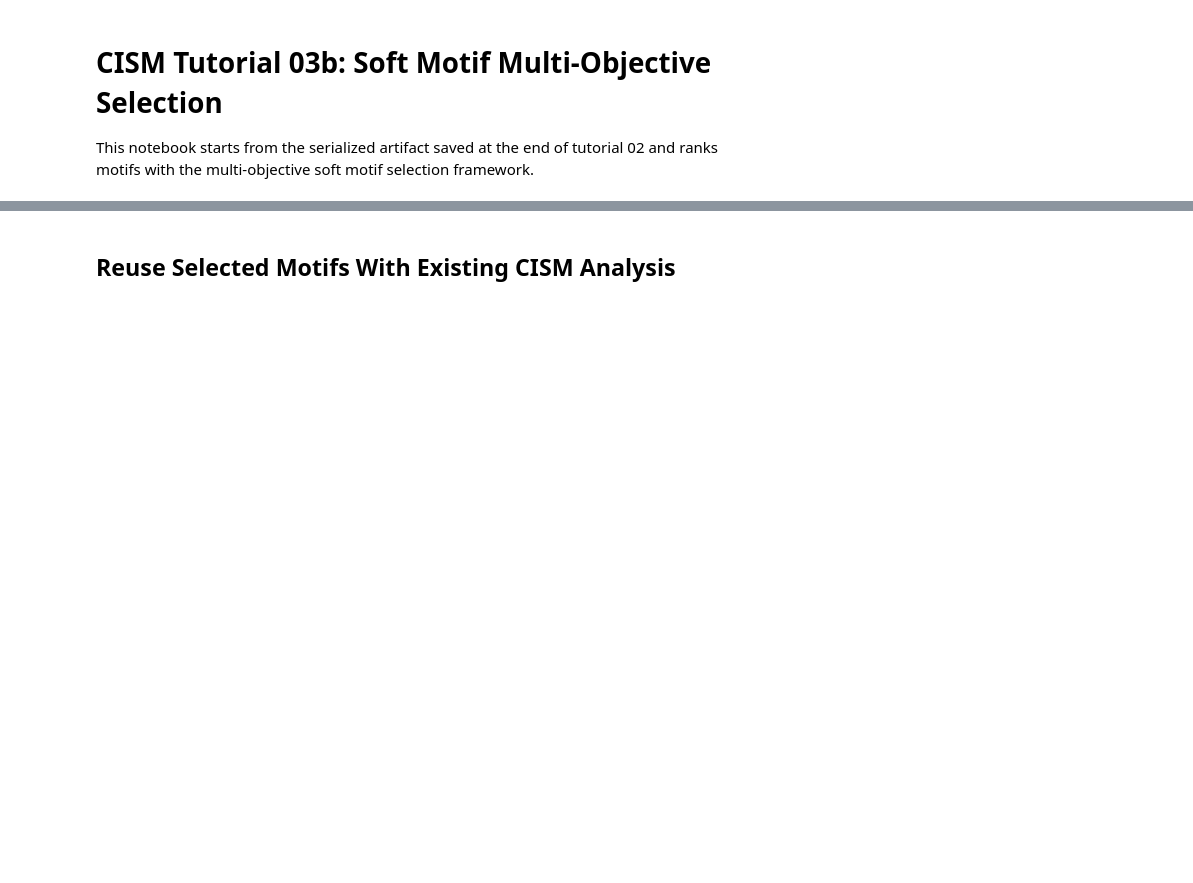
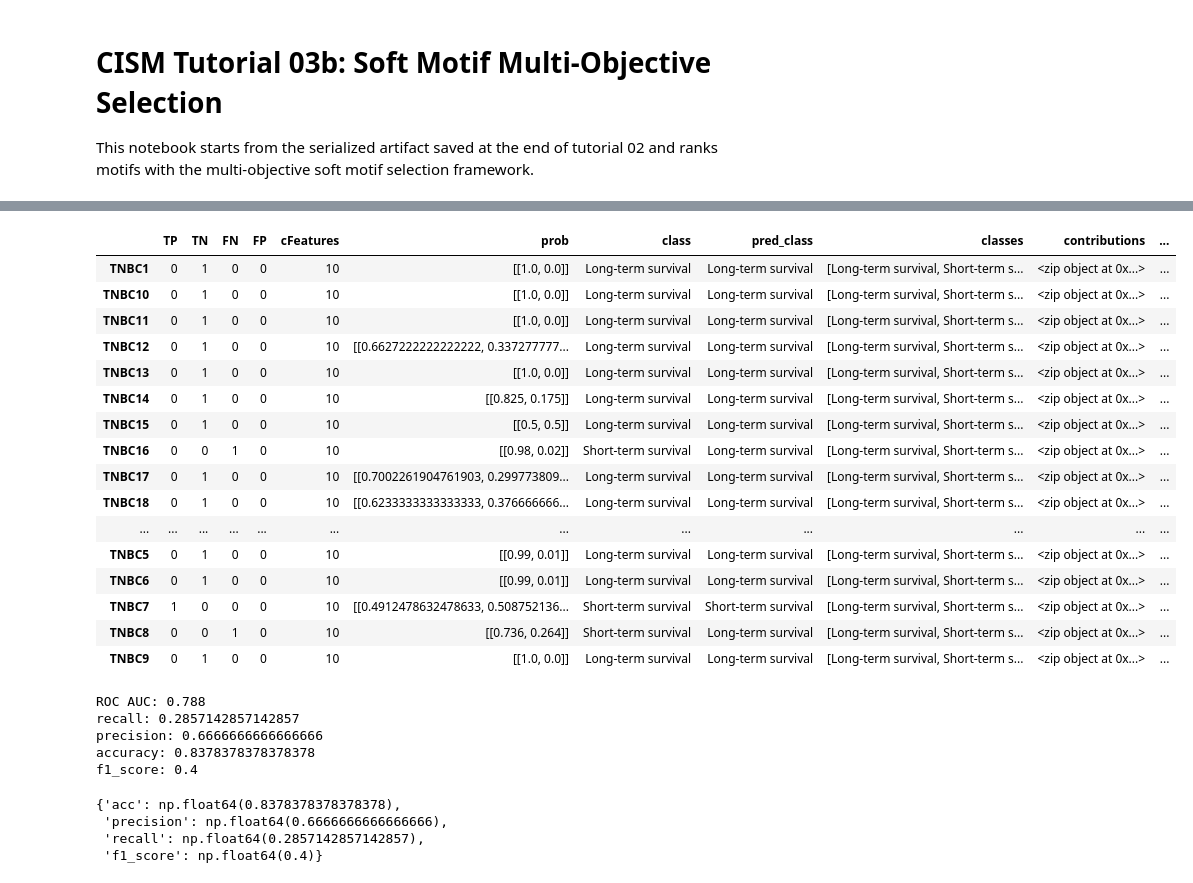
Before and after one commit to zaritskylab/CISM, a Jupyter notebook: tutorials/03b_soft_motif_selection.ipynb, the cells around one changed output, grey strips where cells are left out. Saved outputs shown, nothing was run; the diff lists cells and outputs as text; code cells hidden in the pictures; blank space fills up the shorter version.

```diff
--- a/tutorials/03b_soft_motif_selection.ipynb
+++ b/tutorials/03b_soft_motif_selection.ipynb
@@ -126,12 +248,38 @@ plt.tight_layout()
 # %%
 loocv_result = evaluate_soft_motif_selection_loocv(
     discriminator=discriminator,
     config=selection_config,
-    random_state=0,
+    random_state=RANDOM_STATE,
+    show_progress=True,
 )
 
 display(loocv_result.results)
 print(f"ROC AUC: {loocv_result.get_roc_auc_score():.3f}")
 loocv_result.get_metrics()
+# %% [output]
+|  | TP | TN | FN | FP | cFeatures | prob | class | pred_class | classes | contributions | ... |
+| TNBC1 | 0 | 1 | 0 | 0 | 10 | [[1.0, 0.0]] | Long-term survival | Long-term survival | [Long-term survival, Short-term s... | <zip object at 0x...> | ... |
+| TNBC10 | 0 | 1 | 0 | 0 | 10 | [[1.0, 0.0]] | Long-term survival | Long-term survival | [Long-term survival, Short-term s... | <zip object at 0x...> | ... |
+| TNBC11 | 0 | 1 | 0 | 0 | 10 | [[1.0, 0.0]] | Long-term survival | Long-term survival | [Long-term survival, Short-term s... | <zip object at 0x...> | ... |
+| TNBC12 | 0 | 1 | 0 | 0 | 10 | [[0.6627222222222222, 0.337277777... | Long-term survival | Long-term survival | [Long-term survival, Short-term s... | <zip object at 0x...> | ... |
+| TNBC13 | 0 | 1 | 0 | 0 | 10 | [[1.0, 0.0]] | Long-term survival | Long-term survival | [Long-term survival, Short-term s... | <zip object at 0x...> | ... |
+| TNBC14 | 0 | 1 | 0 | 0 | 10 | [[0.825, 0.175]] | Long-term survival | Long-term survival | [Long-term survival, Short-term s... | <zip object at 0x...> | ... |
+| TNBC15 | 0 | 1 | 0 | 0 | 10 | [[0.5, 0.5]] | Long-term survival | Long-term survival | [Long-term survival, Short-term s... | <zip object at 0x...> | ... |
+| TNBC16 | 0 | 0 | 1 | 0 | 10 | [[0.98, 0.02]] | Short-term survival | Long-term survival | [Long-term survival, Short-term s... | <zip object at 0x...> | ... |
+| TNBC17 | 0 | 1 | 0 | 0 | 10 | [[0.7002261904761903, 0.299773809... | Long-term survival | Long-term survival | [Long-term survival, Short-term s... | <zip object at 0x...> | ... |
+| TNBC18 | 0 | 1 | 0 | 0 | 10 | [[0.6233333333333333, 0.376666666... | Long-term survival | Long-term survival | [Long-term survival, Short-term s... | <zip object at 0x...> | ... |
+| ... | ... | ... | ... | ... | ... | ... | ... | ... | ... | ... | ... |
+| TNBC5 | 0 | 1 | 0 | 0 | 10 | [[0.99, 0.01]] | Long-term survival | Long-term survival | [Long-term survival, Short-term s... | <zip object at 0x...> | ... |
+| TNBC6 | 0 | 1 | 0 | 0 | 10 | [[0.99, 0.01]] | Long-term survival | Long-term survival | [Long-term survival, Short-term s... | <zip object at 0x...> | ... |
+| TNBC7 | 1 | 0 | 0 | 0 | 10 | [[0.4912478632478633, 0.508752136... | Short-term survival | Short-term survival | [Long-term survival, Short-term s... | <zip object at 0x...> | ... |
+| TNBC8 | 0 | 0 | 1 | 0 | 10 | [[0.736, 0.264]] | Short-term survival | Long-term survival | [Long-term survival, Short-term s... | <zip object at 0x...> | ... |
+| TNBC9 | 0 | 1 | 0 | 0 | 10 | [[1.0, 0.0]] | Long-term survival | Long-term survival | [Long-term survival, Short-term s... | <zip object at 0x...> | ... |
+ROC AUC: 0.788
+recall: 0.2857142857142857
+precision: 0.6666666666666666
+accuracy: 0.8378378378378378
+f1_score: 0.4
+{'acc': np.float64(0.8378378378378378),
+ 'precision': np.float64(0.6666666666666666),
+ 'recall': np.float64(0.2857142857142857),
+ 'f1_score': np.float64(0.4)}
-# %% [markdown]
-## Reuse Selected Motifs With Existing CISM Analysis
```
Also changed, not shown: parts of 26 cells of this notebook, 2 other files.
